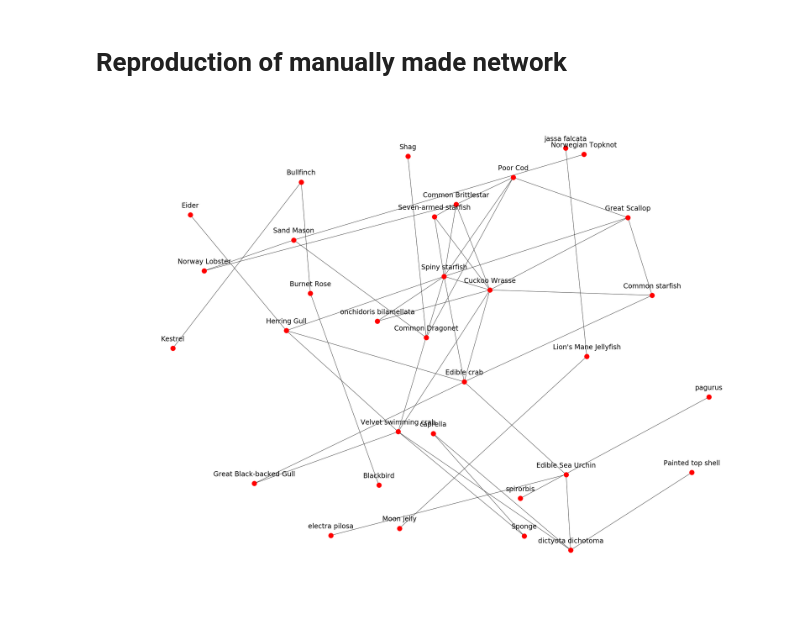
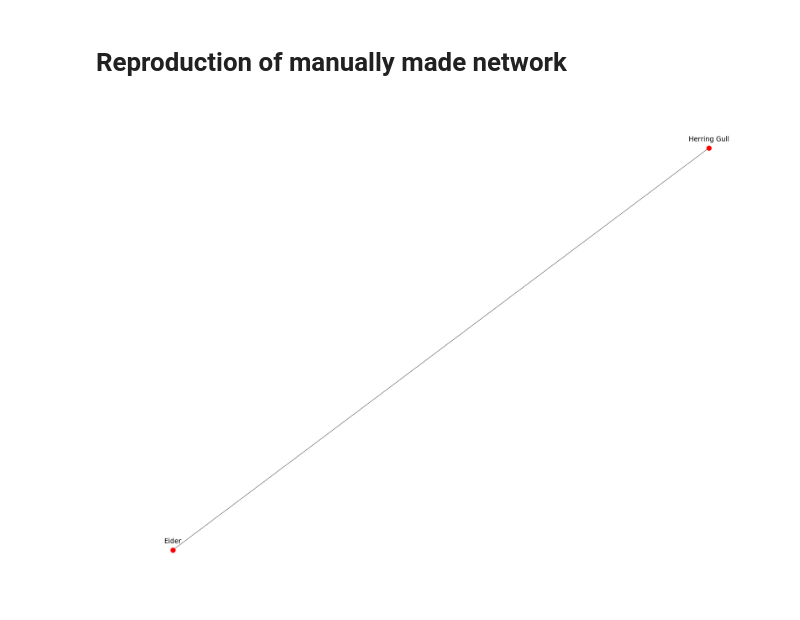
Before and after one commit to Daniel-Davies/DissertationCode, a Jupyter notebook: Eigg/EcoWebs/BuildingEcoWebs.ipynb, the cells around one changed output. Cells and saved outputs as stored; diff of their text form; code cells hidden in the pictures.

```diff
--- a/Eigg/EcoWebs/BuildingEcoWebs.ipynb
+++ b/Eigg/EcoWebs/BuildingEcoWebs.ipynb
@@ -72,11 +72,11 @@ print(totalFound / animalsTotal)
 # %% [markdown]
 # Reproduction of manually made network
 # %%
-G,mapping = graphFoodWeb(dateRange=(2014,2020))
+G,mapping = graphFoodWeb(dateRange=(2015,2020))
 pos=nx.spring_layout(G,k=1)
 nx.draw(G,pos)
 for label in pos:
     x,y = pos[label]
     plt.text(x,y+0.035,s=mapping[label],horizontalalignment='center',fontsize=24)
 # %% [output]
-[figure, old version]
+[figure, new version]
```
Also changed, not shown: 2 other files.
